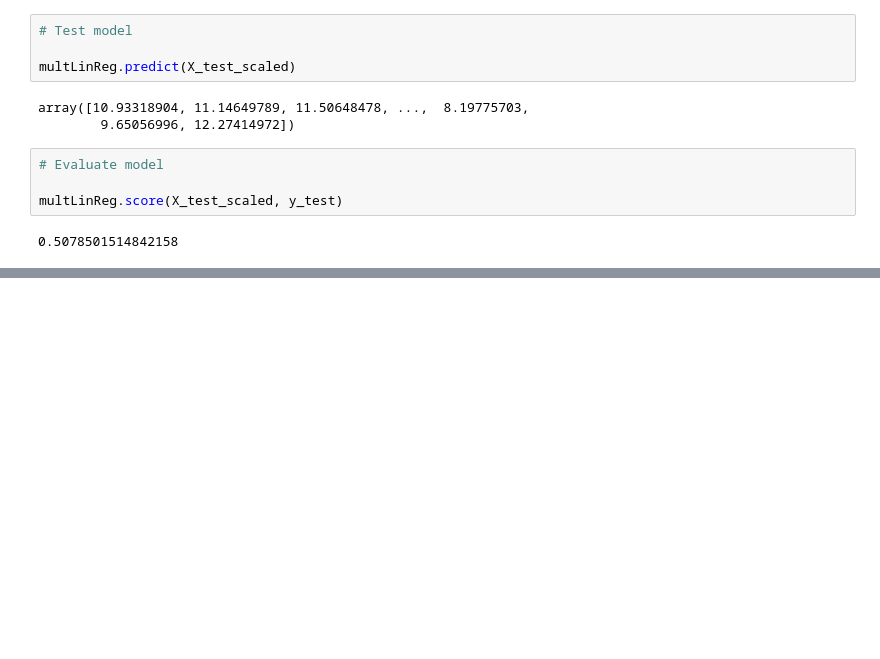
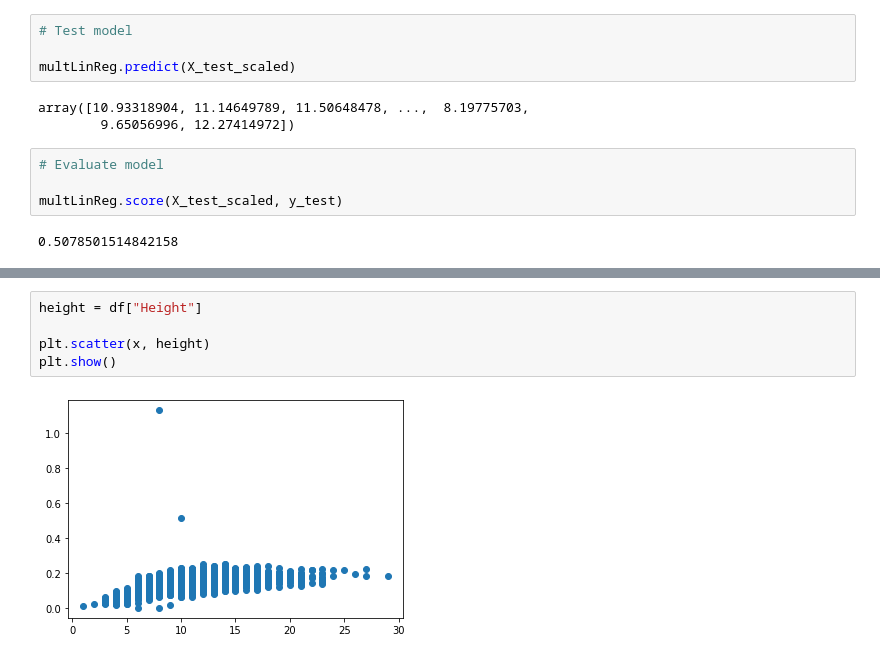
Before and after one commit to d0rtilla/AbaloneAgePredictionProject, a Jupyter notebook: Abalone_Age_Prediction.ipynb, the cells around one changed output, grey strips where cells are left out. Cells and saved outputs as stored; diff of their text form; blank space fills up the shorter version.

```diff
--- a/Abalone_Age_Prediction.ipynb
+++ b/Abalone_Age_Prediction.ipynb
@@ -121,0 +160,7 @@ multLinReg.score(X_test_scaled, y_test)
+# %%
+height = df["Height"]
+
+plt.scatter(x, height)
+plt.show()
+# %% [output]
+[figure, added]
```
Also changed, not shown: parts of 8 cells of this notebook.
